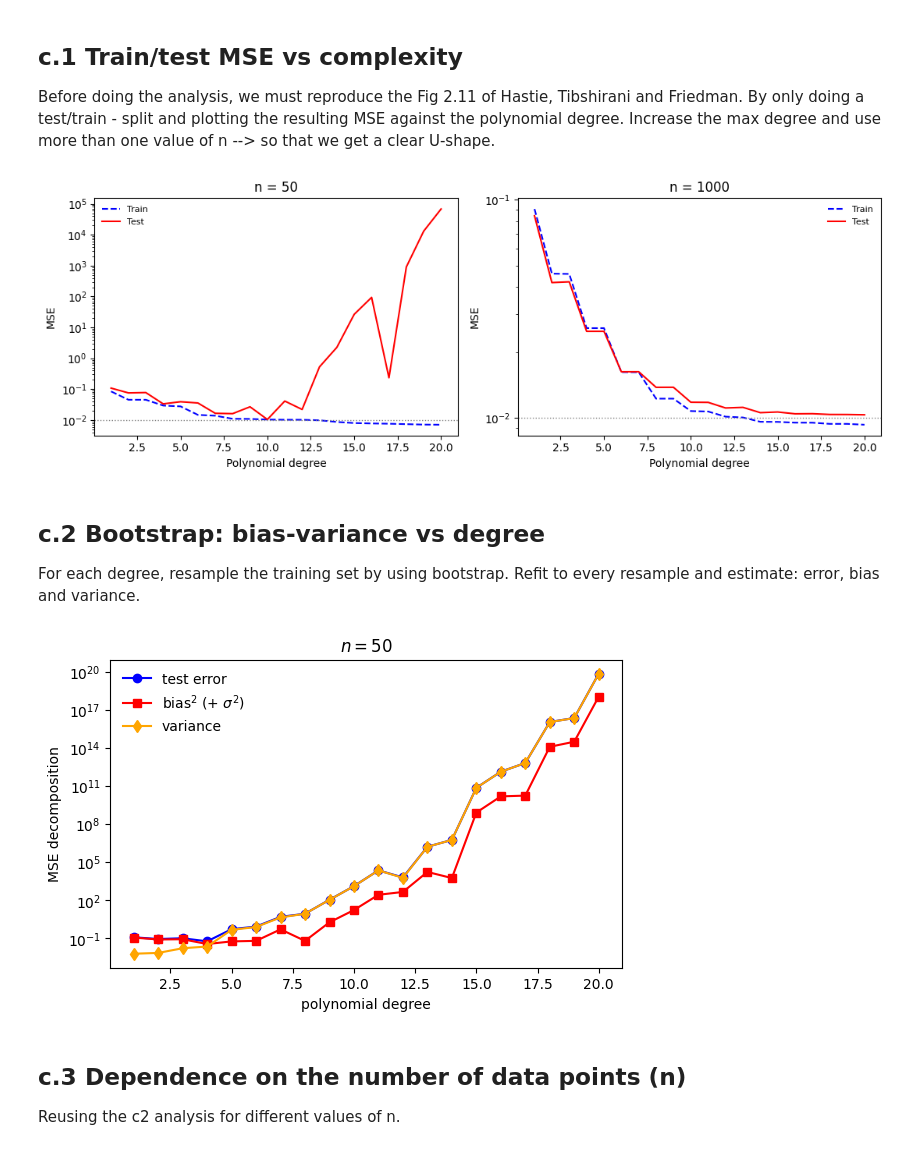
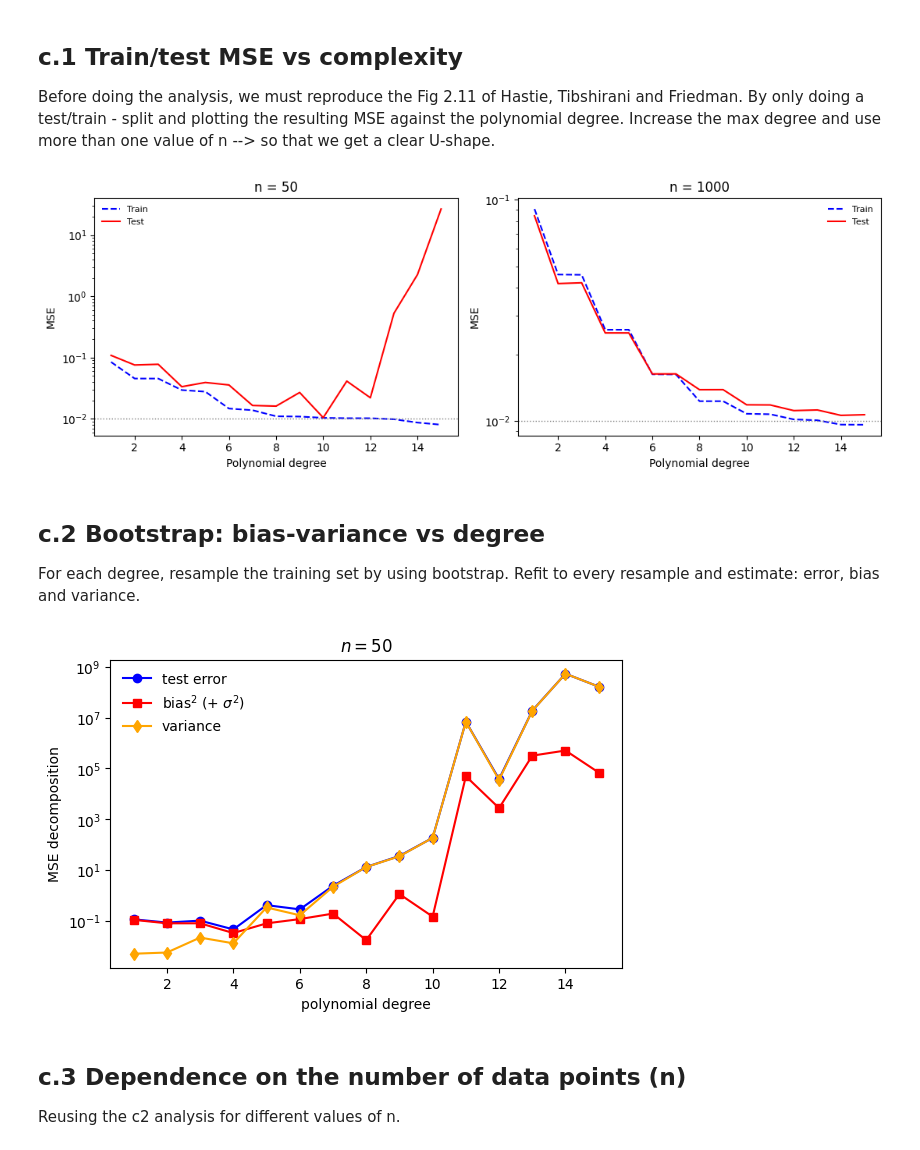
Before and after one commit to Parisa-amin/FYS-STK4155, a Jupyter notebook: Project1/code/Project1.ipynb, the cells around one changed output. Saved outputs shown, nothing was run; the diff lists cells and outputs as text; code cells hidden in the pictures.

```diff
--- a/Project1/code/Project1.ipynb
+++ b/Project1/code/Project1.ipynb
@@ -589,10 +589,10 @@ for n in n_values:
     x_n, y_n = make_data(n=n, sigma = 0.1, seed=2026)
     x_train_n , x_test_n, y_train_n, y_test_n = train_test_split(x_n,y_n, test_size = 0.2, random_state = 2026)
 
-    mse_train = np.zeros(len(degrees_c1))
-    mse_test = np.zeros(len(degrees_c1))
+    mse_train = np.zeros(len(degrees))
+    mse_test = np.zeros(len(degrees))
 
-    for i, degree in enumerate(degrees_c1):
+    for i, degree in enumerate(degrees):
         y_train_pred, y_test_pred, theta = fit_predict(x_train_n, x_test_n, y_train_n, degree)
         mse_train[i] = MSE(y_train_n, y_train_pred)
         mse_test[i] = MSE(y_test_n, y_test_pred)
@@ -607,16 +607,16 @@ fig, axes = plt.subplots(1, 2, figsize=(11, 4))
 n_small = 50
 n_large = 1000
 
-axes[0].semilogy(degrees_c1,mse_train_by_n[n_small], "--", color= "BLUE", label= "Train")
-axes[0].semilogy(degrees_c1,mse_test_by_n[n_small], "-", color = "RED", label = "Test")
+axes[0].semilogy(degrees, mse_train_by_n[n_small], "--", color= "BLUE", label= "Train")
+axes[0].semilogy(degrees,mse_test_by_n[n_small], "-", color = "RED", label = "Test")
 axes[0].set_xlabel("Polynomial degree")
 axes[0].set_ylabel("MSE")
 axes[0].axhline(sigma**2, color="gray", linestyle=":", linewidth=1)
 axes[0].set_title(f"n = {n_small}")
 axes[0].legend(frameon=False, fontsize=8)
 
-axes[1].semilogy(degrees_c1,mse_train_by_n[n_large], "--", color = "BLUE", label = "Train")
-axes[1].semilogy(degrees_c1,mse_test_by_n[n_large], "-", color = "RED", label = "Test")
+axes[1].semilogy(degrees,mse_train_by_n[n_large], "--", color = "BLUE", label = "Train")
+axes[1].semilogy(degrees,mse_test_by_n[n_large], "-", color = "RED", label = "Test")
 axes[1].set_xlabel("Polynomial degree")
 axes[1].set_ylabel("MSE")
 axes[1].axhline(sigma**2, color="gray", linestyle=":", linewidth=1)
@@ -625,7 +625,7 @@ axes[1].legend(frameon=False, fontsize=8)
 plt.tight_layout()
 plt.show()
 # %% [output]
-[figure, old version]
+[figure, new version]
 # %% [markdown]
 ## c.2 Bootstrap: bias-variance vs degree
 
@@ -648,38 +648,38 @@ def bias_variance_sweep(x,y,degrees, n_bootstrap = 100, seed = 2026):
     for idx, degree in enumerate(degrees):
         y_pred = np.empty((y_test.shape[0], n_bootstrap))
 
         for i in range(n_bootstrap):
             x_, y_ = resample(x_train,y_train)
 
             #Using fit_predict from your code:
 
             y_train_pred, y_test_pred, theta = fit_predict(x_,x_test, y_,degree)
             y_pred[:,i] = y_test_pred
 
         error[idx] = np.mean(np.mean((y_test_col - y_pred)**2, axis = 1, keepdims = True))
         bias[idx] = np.mean((y_test_col - np.mean(y_pred, axis = 1, keepdims = True ))**2)
         variance[idx] = np.mean(np.var(y_pred, axis = 1, keepdims = True))
 
     return error, bias, variance
 
 
 x_n50, y_n50 = make_data(n=50, sigma=0.1, seed=2026)
 n_c2 = 50
-error, bias, variance = bias_variance_sweep(x_n50,y_n50, degrees_c1 ,n_bootstrap = 100, seed = 2026)
+error, bias, variance = bias_variance_sweep(x_n50,y_n50, degrees ,n_bootstrap = 100, seed = 2026)
 
 
 fig, axes = plt.subplots(figsize=(6.6, 4.0))
-axes.plot(degrees_c1, error, "o-", color="blue", label="test error")
-axes.plot(degrees_c1, bias, "s-", color="red", label=r"bias$^2$ (+ $\sigma^2$)")
-axes.plot(degrees_c1, variance, "d-", color="orange", label="variance")
+axes.plot(degrees, error, "o-", color="blue", label="test error")
+axes.plot(degrees, bias, "s-", color="red", label=r"bias$^2$ (+ $\sigma^2$)")
+axes.plot(degrees, variance, "d-", color="orange", label="variance")
 axes.set_yscale("log")
 axes.set_xlabel("polynomial degree")
 axes.set_ylabel("MSE decomposition")
 axes.set_title(f"$n = {n_c2}$")
 axes.legend(frameon=False)
 plt.show()
 # %% [output]
-[figure, old version]
+[figure, new version]
 # %% [markdown]
 ## c.3 Dependence on the number of data points (n)
 
```
Also changed, not shown: parts of 1 cell of this notebook, 6 other files.
